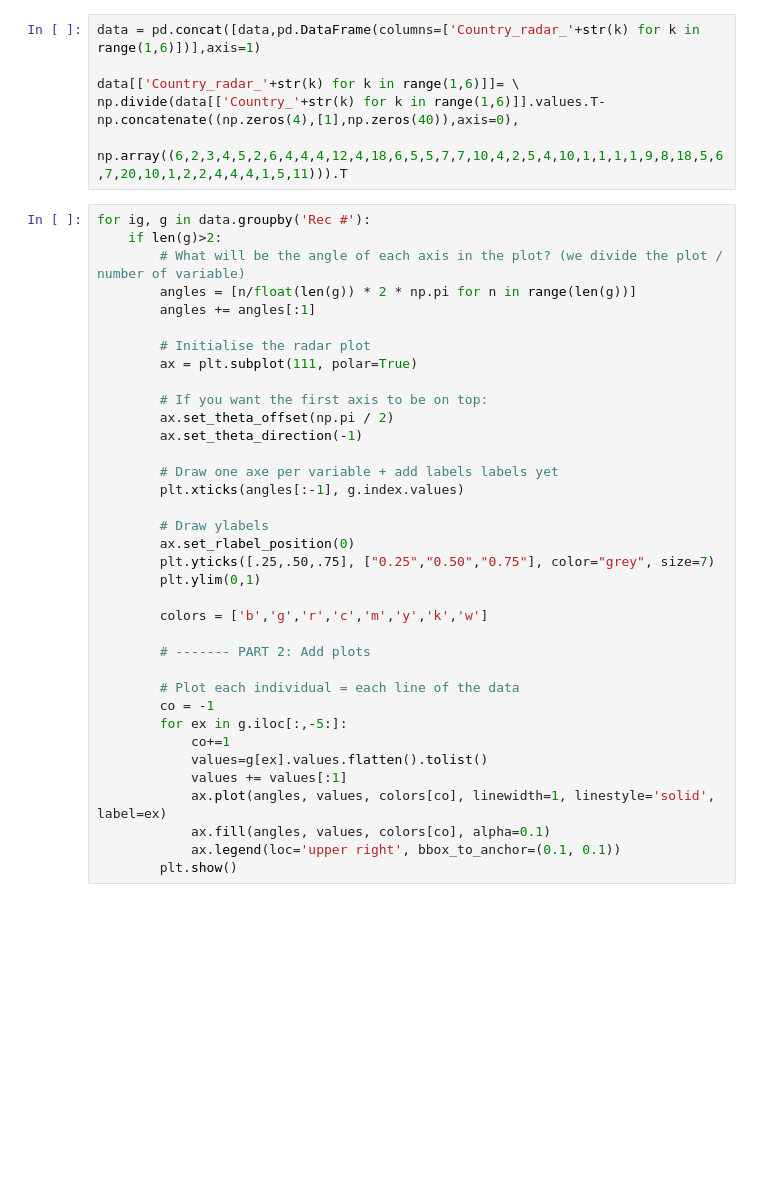
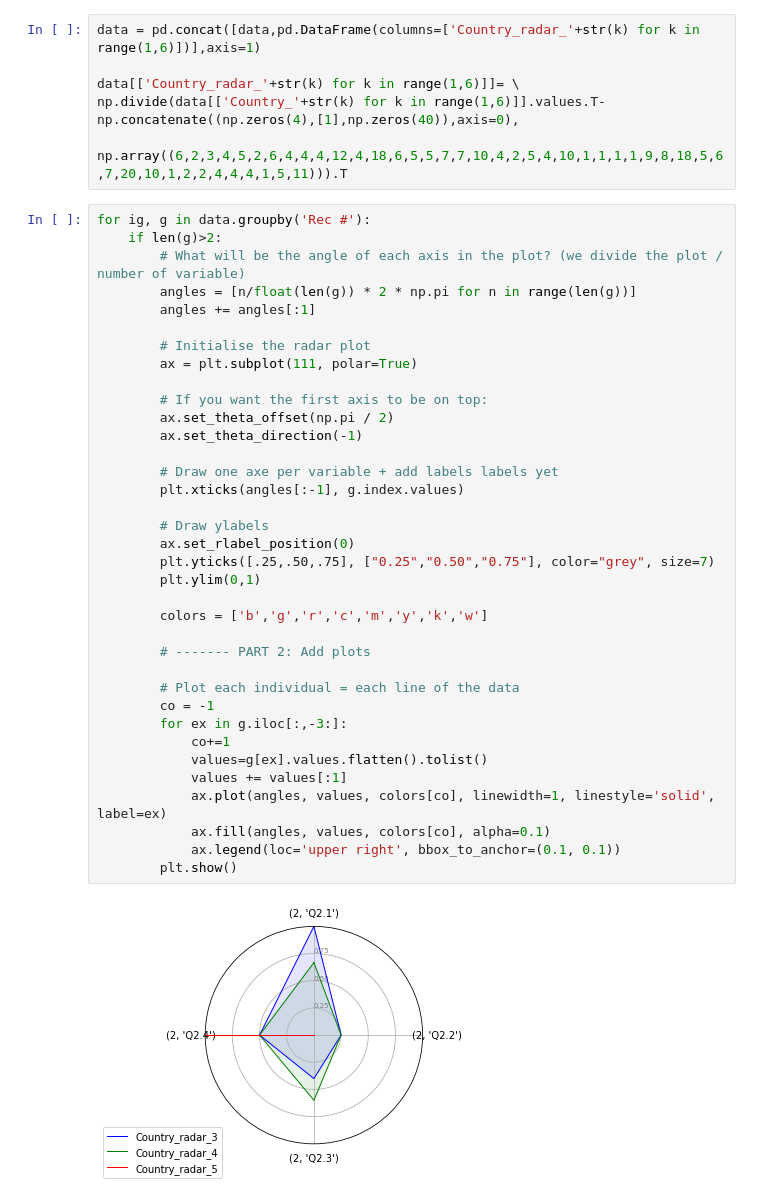
Before and after one commit to Confareneoclassico/ELISE, a Jupyter notebook: Radar_plots.ipynb, the cells around one changed output. Drawn from its saved outputs; the diff is of its cells as text; blank space fills up the shorter version.

```diff
--- a/Radar_plots.ipynb
+++ b/Radar_plots.ipynb
@@ -46,31 +46,33 @@ for ig, g in data.groupby('Rec #'):
         angles += angles[:1]
 
         # Initialise the radar plot
         ax = plt.subplot(111, polar=True)
 
         # If you want the first axis to be on top:
         ax.set_theta_offset(np.pi / 2)
         ax.set_theta_direction(-1)
 
         # Draw one axe per variable + add labels labels yet
         plt.xticks(angles[:-1], g.index.values)
 
         # Draw ylabels
         ax.set_rlabel_position(0)
         plt.yticks([.25,.50,.75], ["0.25","0.50","0.75"], color="grey", size=7)
         plt.ylim(0,1)
 
         colors = ['b','g','r','c','m','y','k','w']
 
         # ------- PART 2: Add plots
 
         # Plot each individual = each line of the data
         co = -1
-        for ex in g.iloc[:,-5:]:
+        for ex in g.iloc[:,-3:]:
             co+=1
             values=g[ex].values.flatten().tolist()
             values += values[:1]
             ax.plot(angles, values, colors[co], linewidth=1, linestyle='solid', label=ex)
             ax.fill(angles, values, colors[co], alpha=0.1)
             ax.legend(loc='upper right', bbox_to_anchor=(0.1, 0.1))
         plt.show()
+# %% [output]
+[figure, added]
```
Also changed, not shown: parts of 2 cells of this notebook.
